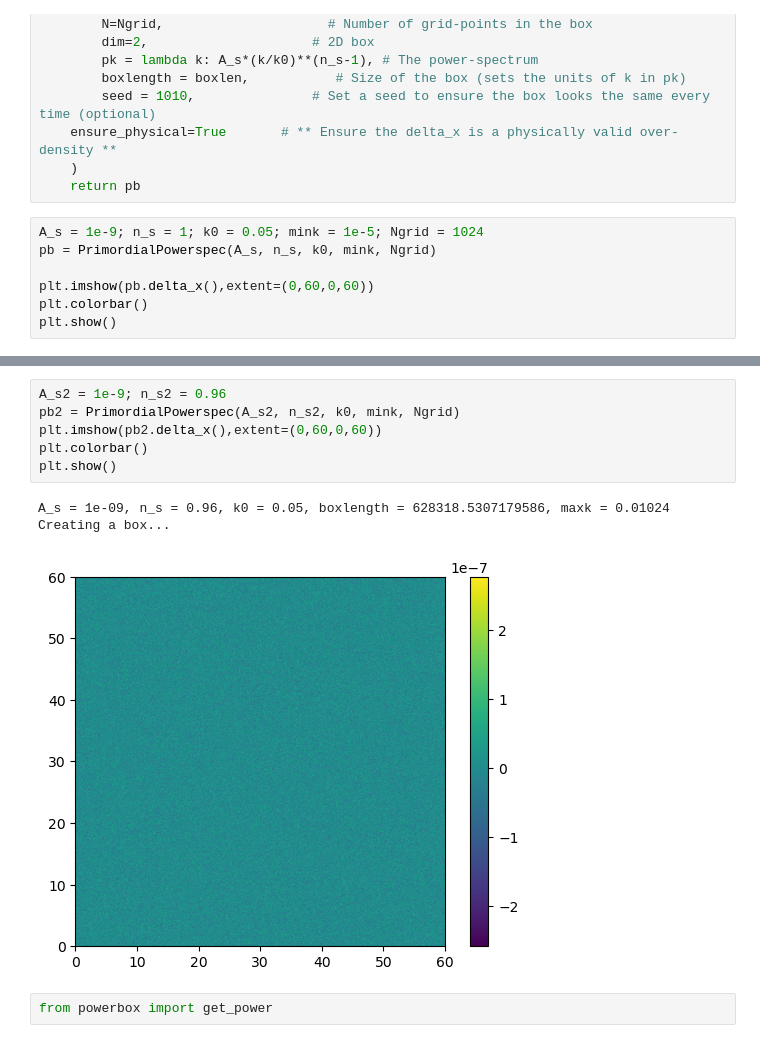
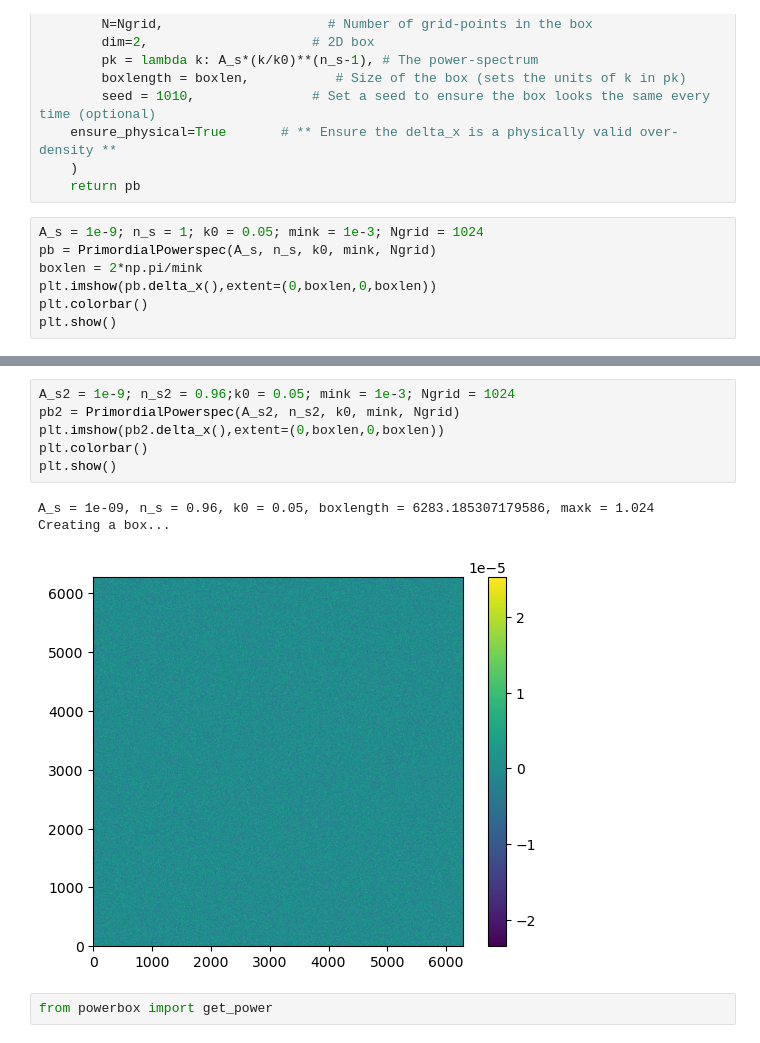
Before and after one commit to john1256/KASI_Ms, a Jupyter notebook: 2025/Field_research_2/create_dist.ipynb, the cells around one changed output, grey strips where cells are left out. Saved outputs shown, nothing was run; the diff lists cells and outputs as text.

```diff
--- a/2025/Field_research_2/create_dist.ipynb
+++ b/2025/Field_research_2/create_dist.ipynb
@@ -42,10 +42,10 @@ def PrimordialPowerspec(A_s, n_s, k0, mink, Ngrid):
     )
     return pb
 # %%
-A_s = 1e-9; n_s = 1; k0 = 0.05; mink = 1e-5; Ngrid = 1024
+A_s = 1e-9; n_s = 1; k0 = 0.05; mink = 1e-3; Ngrid = 1024
 pb = PrimordialPowerspec(A_s, n_s, k0, mink, Ngrid)
-
-plt.imshow(pb.delta_x(),extent=(0,60,0,60))
+boxlen = 2*np.pi/mink
+plt.imshow(pb.delta_x(),extent=(0,boxlen,0,boxlen))
 plt.colorbar()
 plt.show()
 # %% [output]
@@ -55,13 +55,13 @@ Creating a box...
 # %%
-A_s2 = 1e-9; n_s2 = 0.96
+A_s2 = 1e-9; n_s2 = 0.96;k0 = 0.05; mink = 1e-3; Ngrid = 1024
 pb2 = PrimordialPowerspec(A_s2, n_s2, k0, mink, Ngrid)
-plt.imshow(pb2.delta_x(),extent=(0,60,0,60))
+plt.imshow(pb2.delta_x(),extent=(0,boxlen,0,boxlen))
 plt.colorbar()
 plt.show()
 # %% [output]
-A_s = 1e-09, n_s = 0.96, k0 = 0.05, boxlength = 628318.5307179586, maxk = 0.01024
+A_s = 1e-09, n_s = 0.96, k0 = 0.05, boxlength = 6283.185307179586, maxk = 1.024
 Creating a box...
-[figure, old version]
+[figure, new version]
 # %%
 from powerbox import get_power
 # %%
```
Also changed, not shown: parts of 11 cells of this notebook.
